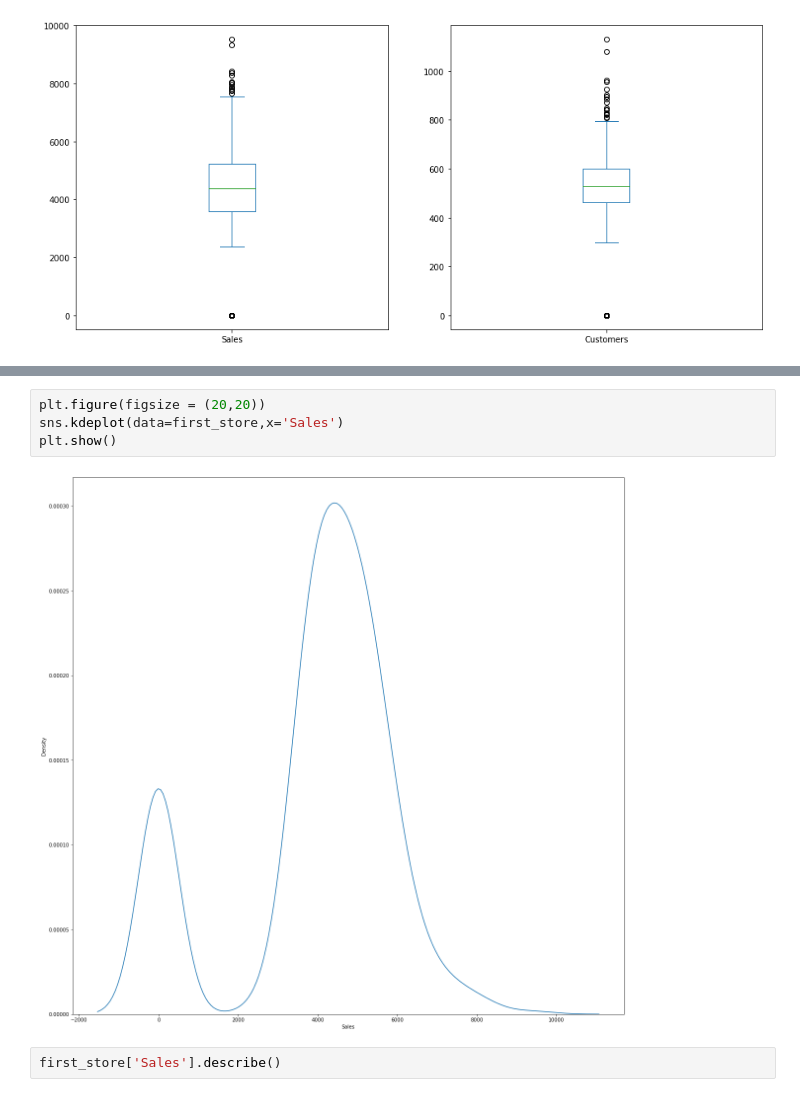
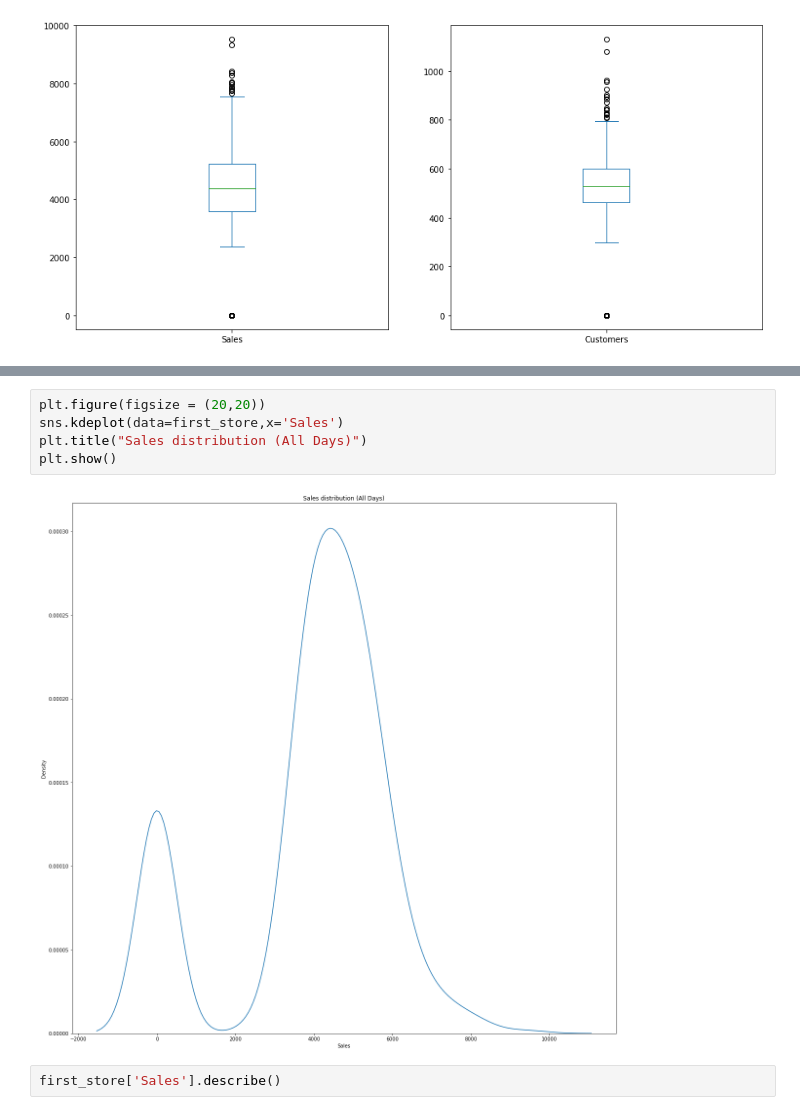
Before and after one commit to aashishpokharel/Time-Series-Sales-Prediction, a Jupyter notebook: Rossman Sales EDA-Single Store.ipynb, the cells around one changed output, grey strips where cells are left out. Drawn from its saved outputs; the diff is of its cells as text.

```diff
--- a/Rossman Sales EDA-Single Store.ipynb
+++ b/Rossman Sales EDA-Single Store.ipynb
@@ -353,9 +393,10 @@ Name: Sales, dtype: float64
 # %%
 plt.figure(figsize = (20,20))
 sns.kdeplot(data=first_store,x='Sales')
+plt.title("Sales distribution (All Days)")
 plt.show()
 # %% [output]
-[figure, old version]
+[figure, new version]
 # %%
 first_store['Sales'].describe()
 # %% [output]
```
Also changed, not shown: parts of 27 cells of this notebook.
